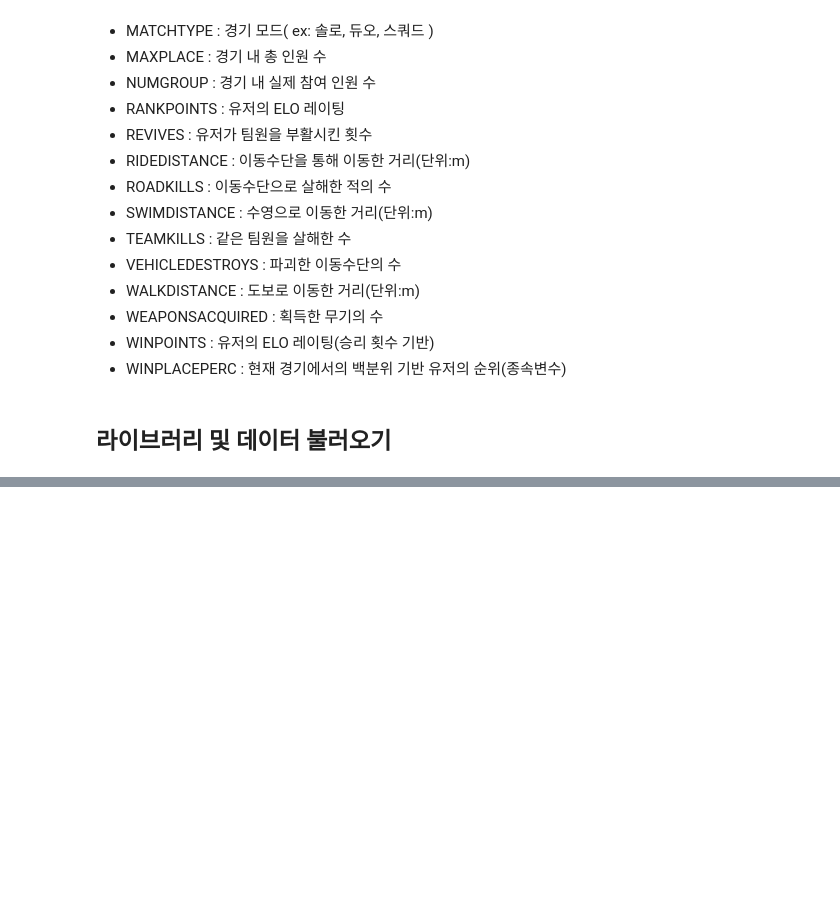
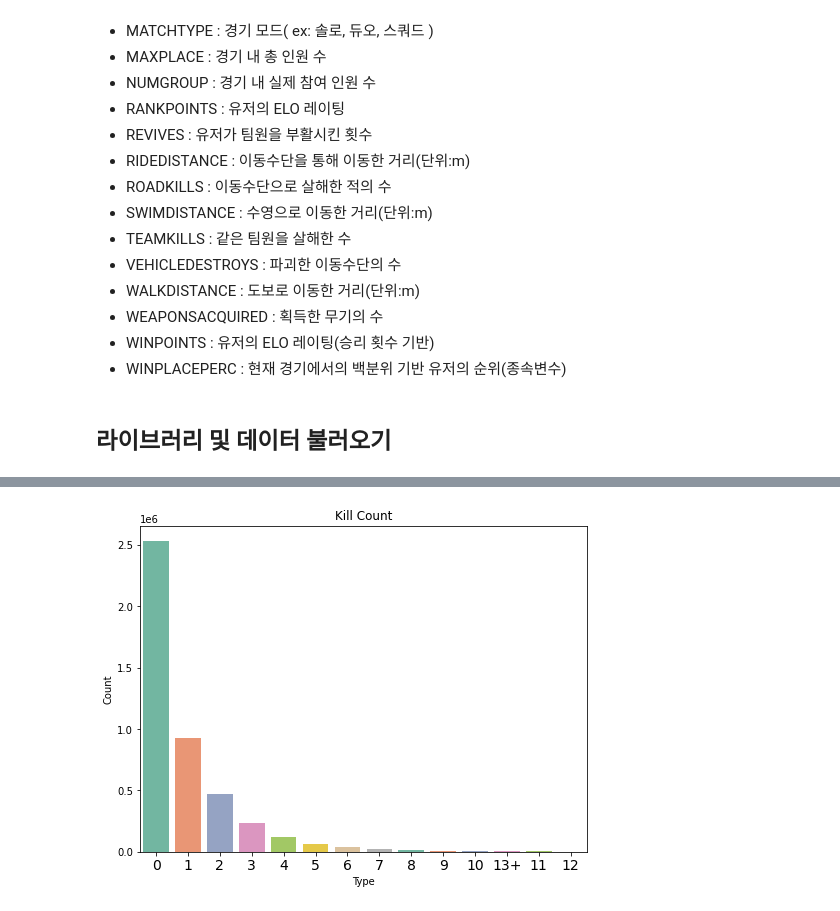
Before and after one commit to Modelling-project/pubg_modelling, a Jupyter notebook: PUBG_EDA_Final Version .ipynb, the cells around one changed output, grey strips where cells are left out. Drawn from its saved outputs; the diff is of its cells as text; code cells hidden in the pictures; blank space fills up the shorter version.

```diff
--- a/PUBG_EDA_Final Version .ipynb
+++ b/PUBG_EDA_Final Version .ipynb
@@ -41,0 +82,4 @@
+# %%
+train = pd.read_csv("./data/pubg-finish-placement-prediction/train_V2.csv")
+test = pd.read_csv("./data/pubg-finish-placement-prediction/test_V2.csv")
+submission = pd.read_csv("./data/pubg-finish-placement-prediction/sample_submission_V2.csv")
@@ -41,0 +147,2 @@
+# %%
+train = train.dropna(axis=0)
@@ -41,0 +204,6 @@
+# %%
+kills= train.copy()
+kills.loc[kills['kills'] >= 13] = '13+'
+train_ks = kills.loc[:,"kills"].value_counts().to_frame().reset_index()
+train_ks.columns = ["Type","Count"]
+train_ks
@@ -41,0 +226,8 @@
+# %%
+plt.figure(figsize=(8,6))
+sns.barplot(x="Type", y="Count", data=train_ks, palette="Set2")
+plt.xticks(fontsize=14)
+plt.title("Kill Count")
+plt.show()
+# %% [output]
+[figure, added]
```
Also changed, not shown: parts of 132 cells of this notebook.
